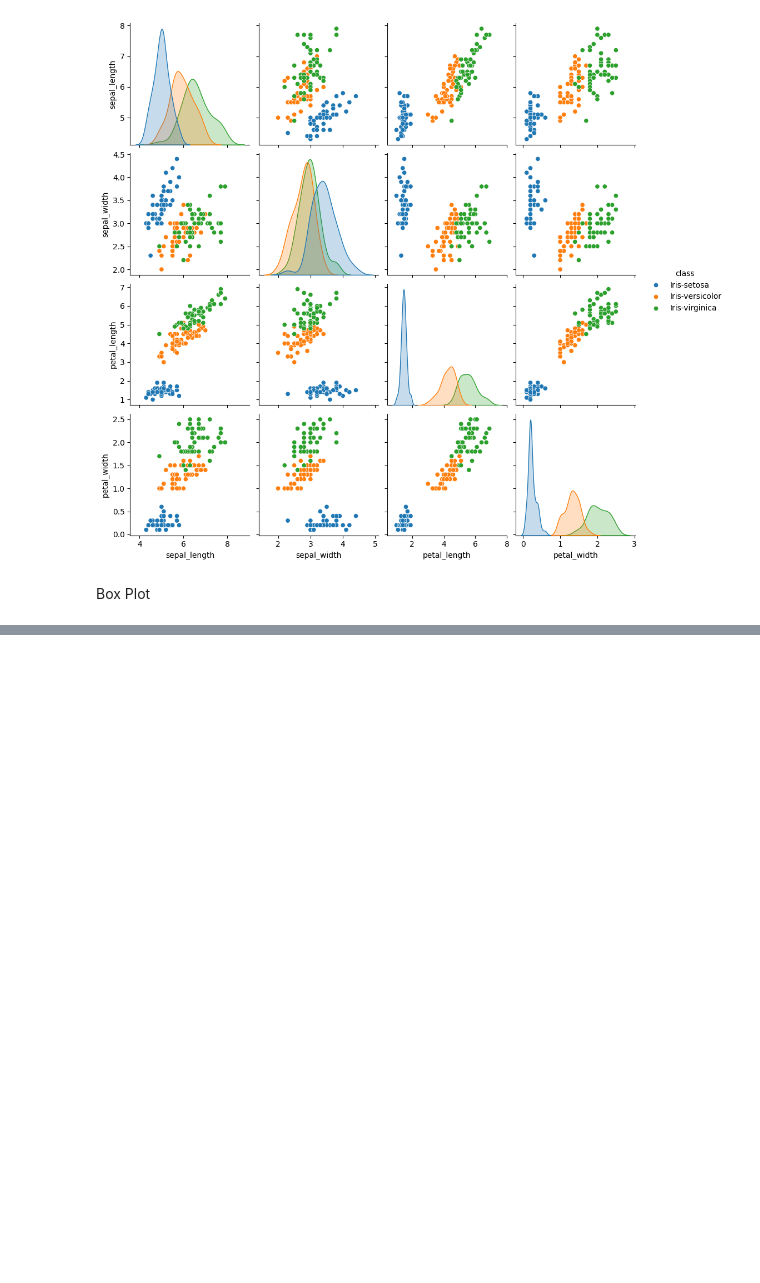
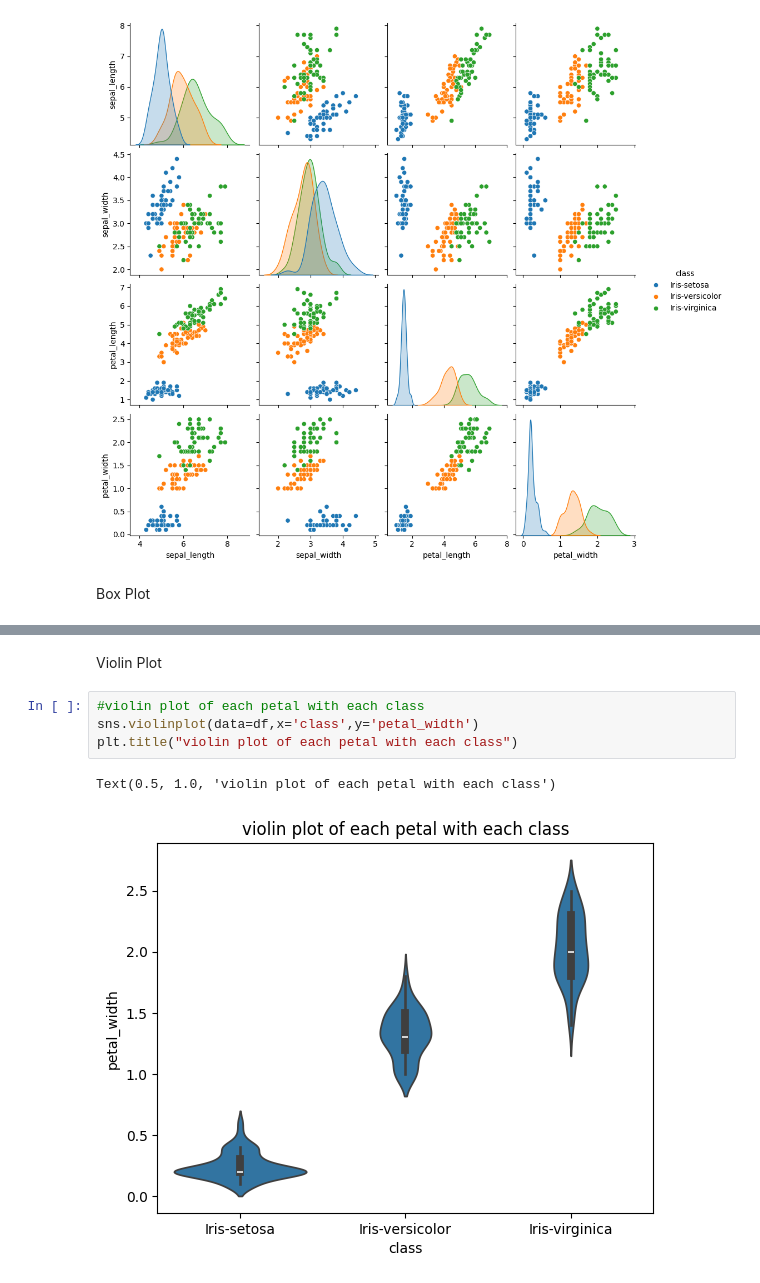
Before and after one commit to Prasannnnn/Data-Analysis-with-python, a Jupyter notebook: Assignments/iris.ipynb, the cells around one changed output, grey strips where cells are left out. Cells and saved outputs as stored; diff of their text form; blank space fills up the shorter version.

```diff
--- a/Assignments/iris.ipynb
+++ b/Assignments/iris.ipynb
@@ -94,0 +100,9 @@ Box Plot
+# %% [markdown]
+Violin Plot
+# %%
+#violin plot of each petal with each class
+sns.violinplot(data=df,x='class',y='petal_width')
+plt.title("violin plot of each petal with each class")
+# %% [output]
+Text(0.5, 1.0, 'violin plot of each petal with each class')
+[figure, added]
```
Also changed, not shown: parts of 4 cells of this notebook.
